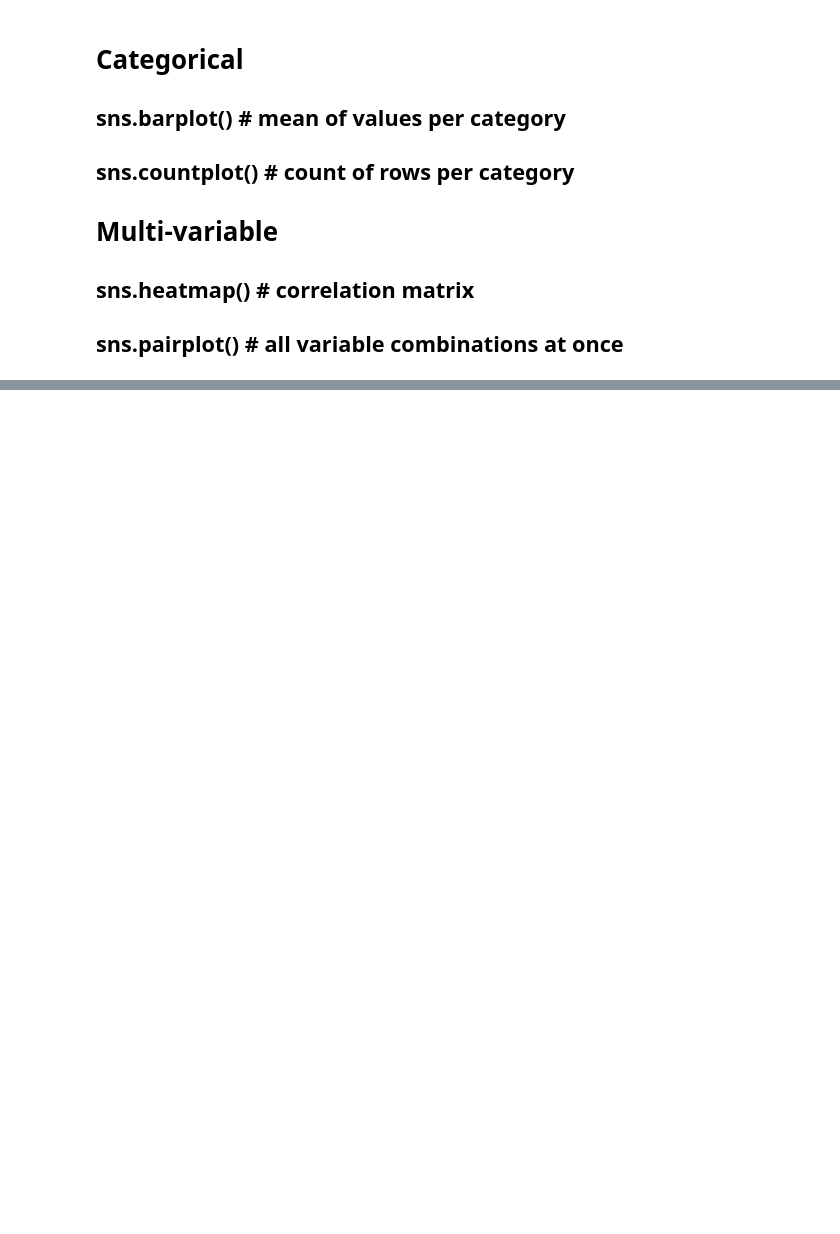
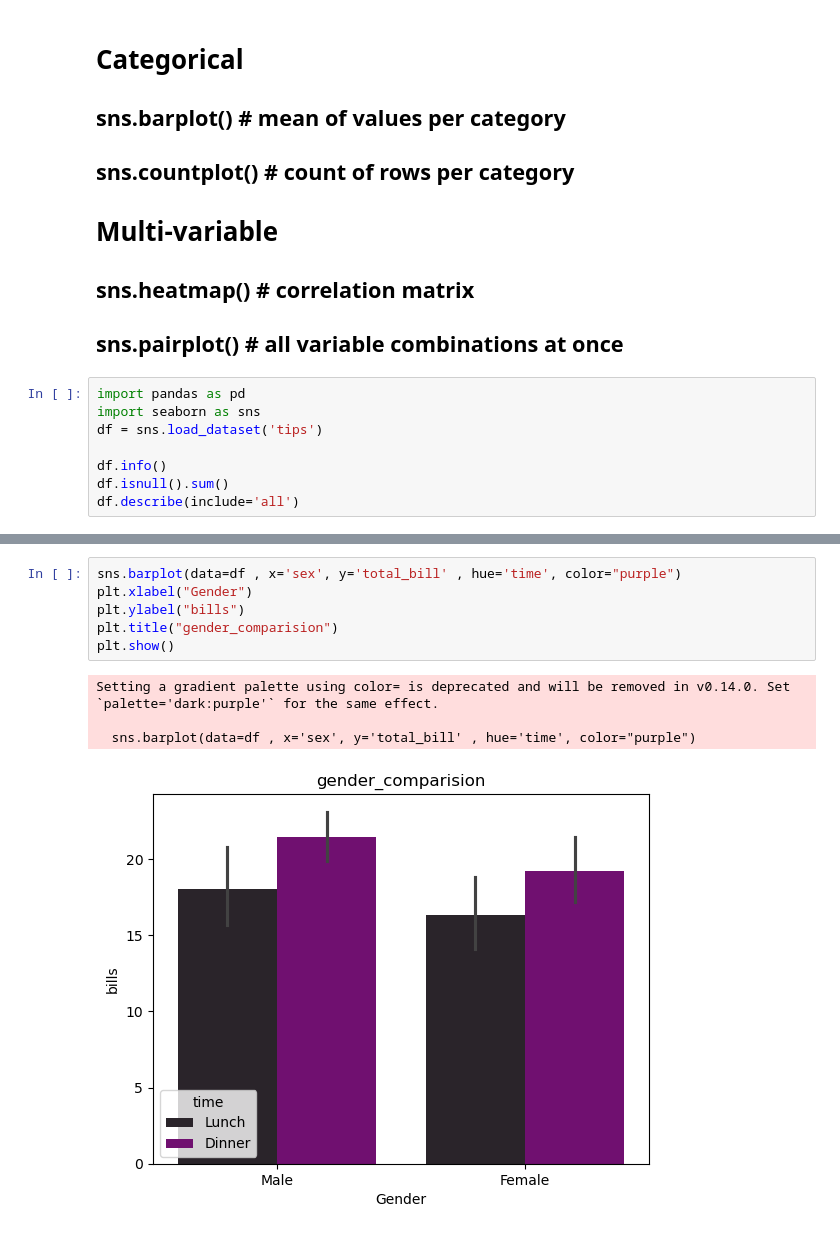
Before and after one commit to SathvikBulusu/Projects-From-dec2025-, a Jupyter notebook: AI-Speed-Run/maptlotlib.ipynb, the cells around one changed output, grey strips where cells are left out. Saved outputs shown, nothing was run; the diff lists cells and outputs as text; blank space fills up the shorter version.

```diff
--- a/AI-Speed-Run/maptlotlib.ipynb
+++ b/AI-Speed-Run/maptlotlib.ipynb
@@ -101,3 +101,11 @@ plt.show()
 # Multi-variable
 ## sns.heatmap()       # correlation matrix
 ## sns.pairplot()      # all variable combinations at once
+# %%
+import pandas as pd
+import seaborn as sns
+df = sns.load_dataset('tips')
+
+df.info()
+df.isnull().sum()
+df.describe(include='all')
@@ -103,0 +141,11 @@ plt.show()
+# %%
+sns.barplot(data=df , x='sex', y='total_bill' , hue='time', color="purple")
+plt.xlabel("Gender")
+plt.ylabel("bills")
+plt.title("gender_comparision")
+plt.show()
+# %% [output]
+Setting a gradient palette using color= is deprecated and will be removed in v0.14.0. Set `palette='dark:purple'` for the same effect.
+
+  sns.barplot(data=df , x='sex', y='total_bill' , hue='time', color="purple")
+[figure, added]
```
Also changed, not shown: parts of 8 cells of this notebook.
